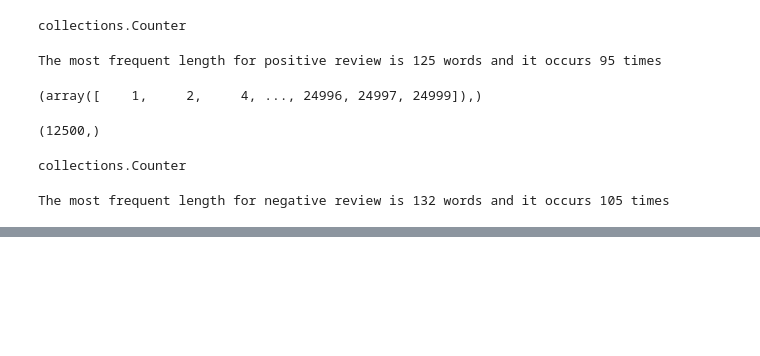
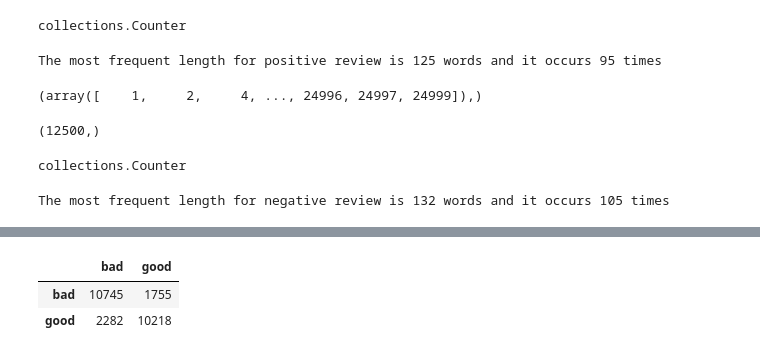
Before and after one commit to parlad/semantic_analysis_using_NLP-Manning-Project, a Jupyter notebook: txt-classification-using-nlp.ipynb, the cells around one changed output, grey strips where cells are left out. Drawn from its saved outputs; the diff is of its cells as text; code cells hidden in the pictures; blank space fills up the shorter version.

```diff
--- a/txt-classification-using-nlp.ipynb
+++ b/txt-classification-using-nlp.ipynb
@@ -227,0 +520,12 @@ plt.show()
+# %%
+preds = preds >= 0.5
+# %%
+cm = confusion_matrix(y_test, preds )
+df_cm = pd.DataFrame(
+        cm, index=['bad', 'good'], columns=['bad', 'good'],
+    )
+df_cm.head()
+# %% [output]
+|  | bad | good |
+| bad | 10745 | 1755 |
+| good | 2282 | 10218 |
```
Also changed, not shown: parts of 56 cells of this notebook.
